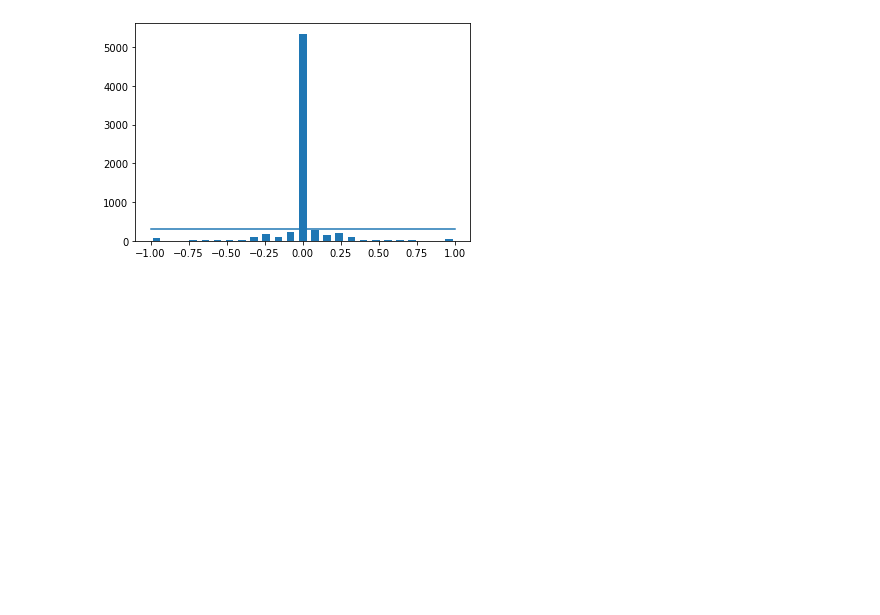
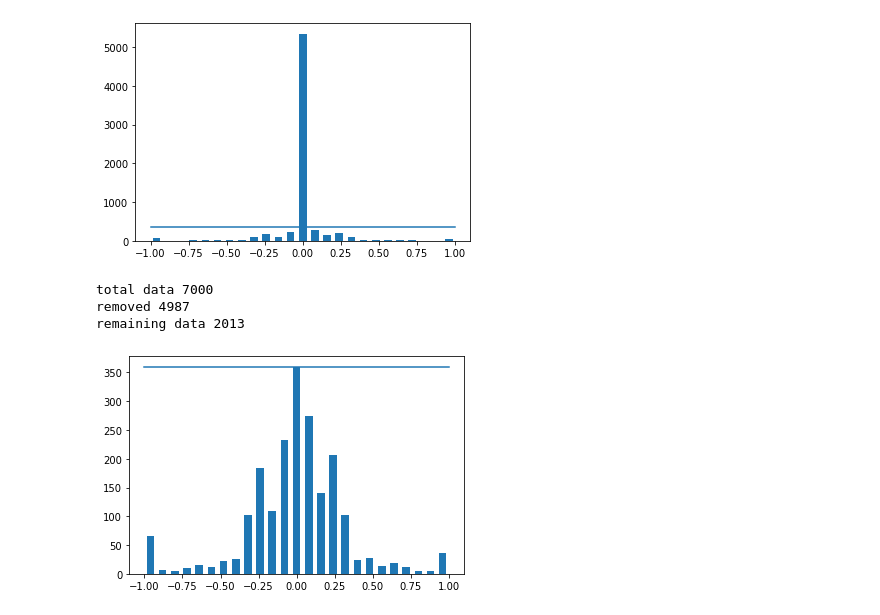
Before and after one commit to alexmercea99/Self-Driving_Project, a Jupyter notebook: behavioural_cloning.ipynb, the cells around one changed output. Saved outputs shown, nothing was run; the diff lists cells and outputs as text; code cells hidden in the pictures; blank space fills up the shorter version.

```diff
--- a/behavioural_cloning.ipynb
+++ b/behavioural_cloning.ipynb
@@ -40,7 +43,7 @@ data.head()
 | 4 | center_2021_08_05_15_07_57_075.jpg | left_2021_08_05_15_07_57_075.jpg | right_2021_08_05_15_07_57_075.jpg | 0.0 | 0.0 | 0.0 | 0.000024 |
 # %%
 num_bins = 25
-samples_per_bin = 350
+samples_per_bin = 360
 hist, bins = np.histogram(data['steering'], num_bins)
 center = (bins[:-1]+ bins[1:])*0.5
 print(center)
@@ -52,3 +55,29 @@ plt.show()
   0.    0.08  0.16  0.24  0.32  0.4   0.48  0.56  0.64  0.72  0.8   0.88
   0.96]
 [figure]
+# %%
+print('total data', len(data))
+remove_list = []
+for j in range(num_bins):
+    list_ = []
+    for i in range(len(data['steering'])):
+        if data['steering'][i] >= bins[j] and data['steering'][i] <= bins[j+1]:
+            list_.append(i)
+    list_ = shuffle(list_)
+    list_ = list_[samples_per_bin:]
+    remove_list.extend(list_)
+
+
+print('removed', len(remove_list))
+data.drop(data.index[remove_list], inplace=True)
+print('remaining data', len(data))
+
+hist, _ = np.histogram(data['steering'], (num_bins))
+plt.bar(center, hist, width=0.05)
+plt.plot((np.min(data['steering']),np.max(data['steering'])), (samples_per_bin,samples_per_bin))
+plt.show()
+# %% [output]
+total data 7000
+removed 4987
+remaining data 2013
+[figure, added]
```
Also changed, not shown: parts of 8 cells of this notebook.
